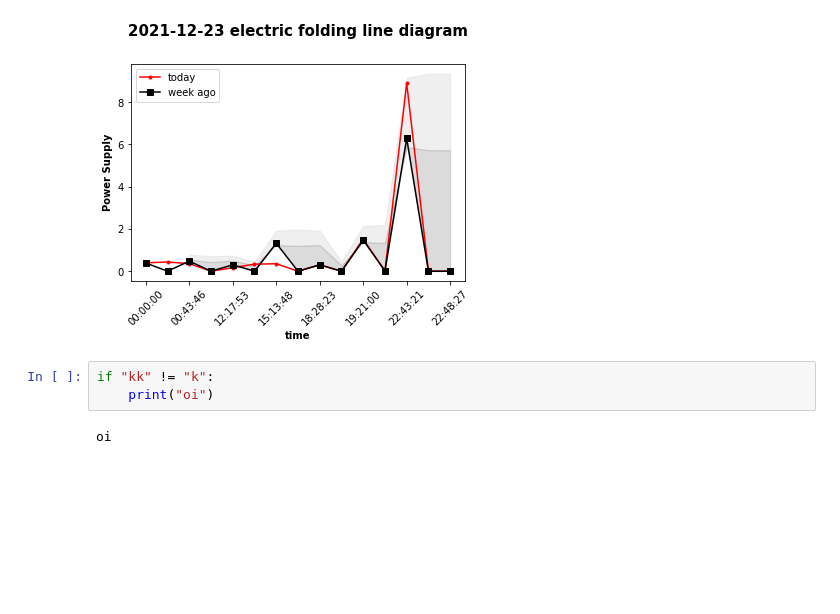
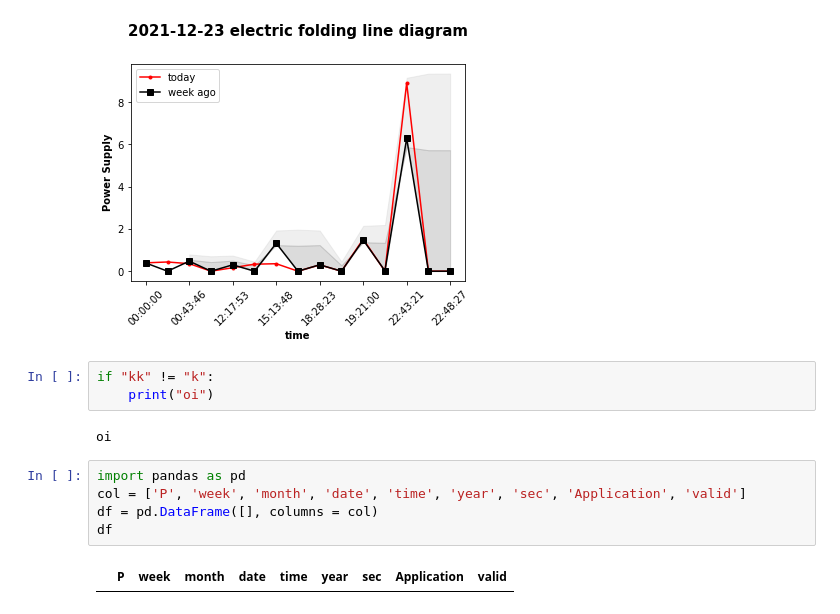
Before and after one commit to youthink0/Internet-of-Things-Technologies-and-Applications_11010CS, a Jupyter notebook: data_transmission_part/pi_dta.ipynb, the cells around one changed output. Drawn from its saved outputs; the diff is of its cells as text; blank space fills up the shorter version.

Commit message:
add invalid record table

```diff
--- a/data_transmission_part/pi_dta.ipynb
+++ b/data_transmission_part/pi_dta.ipynb
@@ -198,3 +199,10 @@ if "kk" != "k":
     print("oi")
 # %% [output]
 oi
+# %%
+import pandas as pd
+col = ['P', 'week', 'month', 'date', 'time', 'year', 'sec', 'Application', 'valid']
+df = pd.DataFrame([], columns = col)
+df
+# %% [output]
+|  | P | week | month | date | time | year | sec | Application | valid |
```
Also changed, not shown: parts of 1 cell of this notebook, 29 other files.
